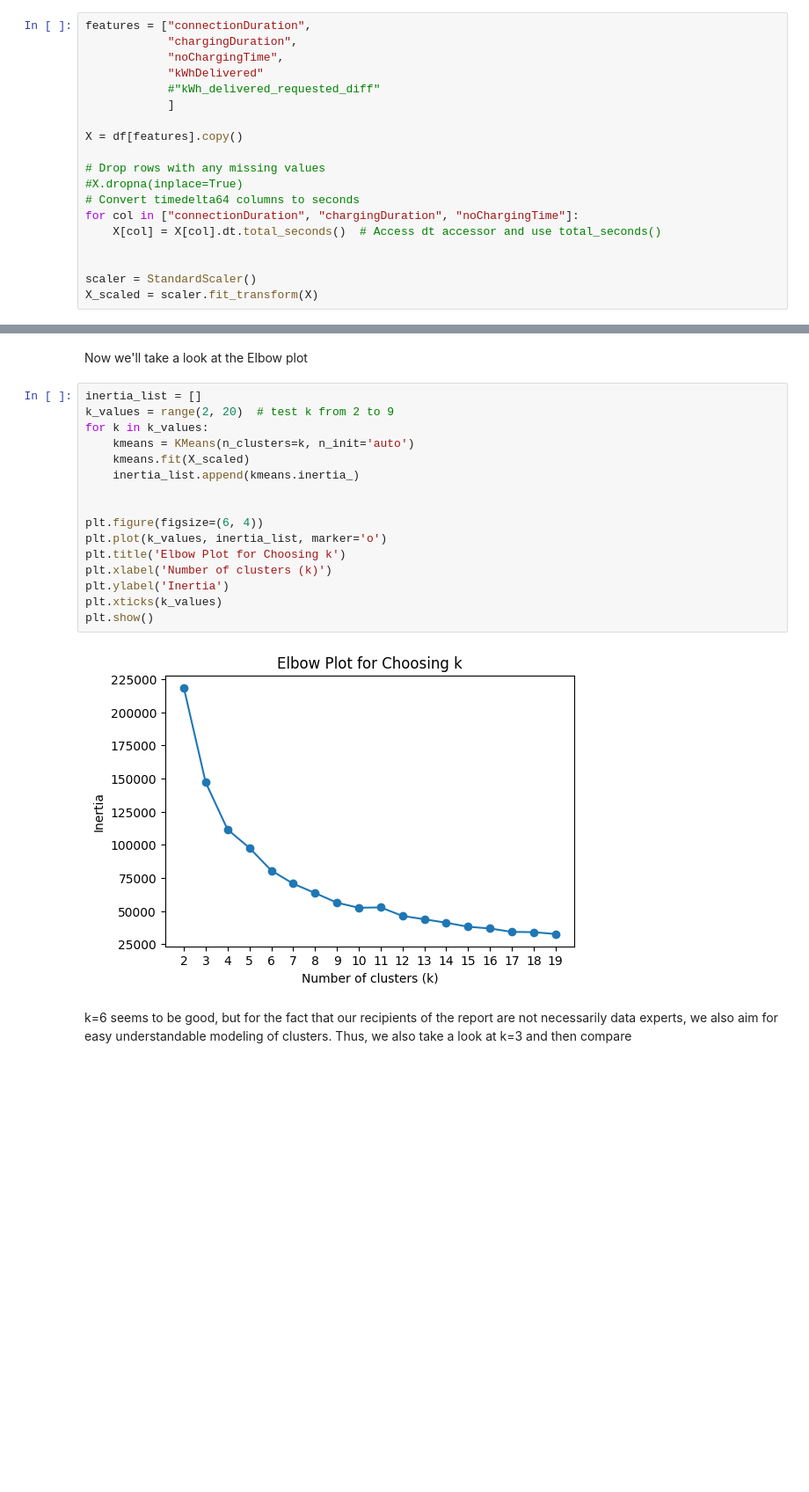
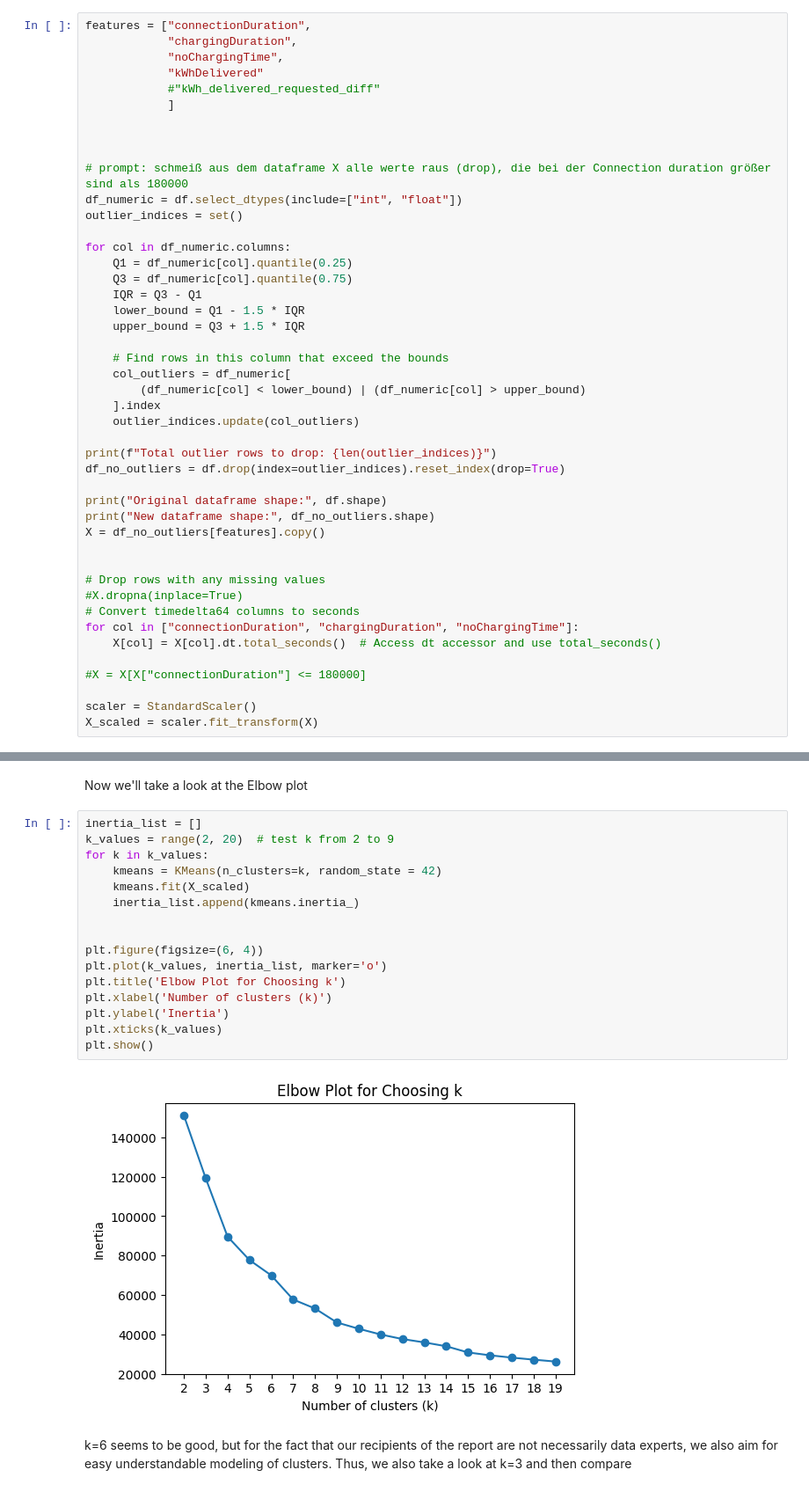
Before and after one commit to asimxa/Data-Diggers-Project-Repo, a Jupyter notebook: Cluster_Exploration.ipynb, the cells around one changed output, grey strips where cells are left out. Shown at 88% size. Drawn from its saved outputs; the diff is of its cells as text; blank space fills up the shorter version.

Commit message:
Rausschmeißen von outliern mittels quantilen

```diff
--- a/Cluster_Exploration.ipynb
+++ b/Cluster_Exploration.ipynb
@@ -116,7 +131,32 @@ features = ["connectionDuration",
             #"kWh_delivered_requested_diff"
             ]
 
-X = df[features].copy()
+
+
+# prompt: schmeiß aus dem dataframe X alle werte raus (drop), die bei der Connection duration größer sind als 180000
+df_numeric = df.select_dtypes(include=["int", "float"])
+outlier_indices = set()
+
+for col in df_numeric.columns:
+    Q1 = df_numeric[col].quantile(0.25)
+    Q3 = df_numeric[col].quantile(0.75)
+    IQR = Q3 - Q1
+    lower_bound = Q1 - 1.5 * IQR
+    upper_bound = Q3 + 1.5 * IQR
+
+    # Find rows in this column that exceed the bounds
+    col_outliers = df_numeric[
+        (df_numeric[col] < lower_bound) | (df_numeric[col] > upper_bound)
+    ].index
+    outlier_indices.update(col_outliers)
+
+print(f"Total outlier rows to drop: {len(outlier_indices)}")
+df_no_outliers = df.drop(index=outlier_indices).reset_index(drop=True)
+
+print("Original dataframe shape:", df.shape)
+print("New dataframe shape:", df_no_outliers.shape)
+X = df_no_outliers[features].copy()
+
 
 # Drop rows with any missing values
 #X.dropna(inplace=True)
@@ -124,6 +164,7 @@ X = df[features].copy()
 for col in ["connectionDuration", "chargingDuration", "noChargingTime"]:
     X[col] = X[col].dt.total_seconds()  # Access dt accessor and use total_seconds()
 
+#X = X[X["connectionDuration"] <= 180000]
 
 scaler = StandardScaler()
 X_scaled = scaler.fit_transform(X)
@@ -132,21 +177,21 @@ Now we'll take a look at the Elbow plot
 # %%
 inertia_list = []
 k_values = range(2, 20)  # test k from 2 to 9
 for k in k_values:
-    kmeans = KMeans(n_clusters=k, n_init='auto')
+    kmeans = KMeans(n_clusters=k, random_state = 42)
     kmeans.fit(X_scaled)
     inertia_list.append(kmeans.inertia_)
 
 
 plt.figure(figsize=(6, 4))
 plt.plot(k_values, inertia_list, marker='o')
 plt.title('Elbow Plot for Choosing k')
 plt.xlabel('Number of clusters (k)')
 plt.ylabel('Inertia')
 plt.xticks(k_values)
 plt.show()
 # %% [output]
-[figure, old version]
+[figure, new version]
 # %% [markdown]
 k=6 seems to be good, but for the fact that our recipients of the report are not necessarily data experts, we also aim for easy understandable modeling of clusters. Thus, we also take a look at k=3 and then compare
 # %%
```
Also changed, not shown: parts of 15 cells of this notebook.
